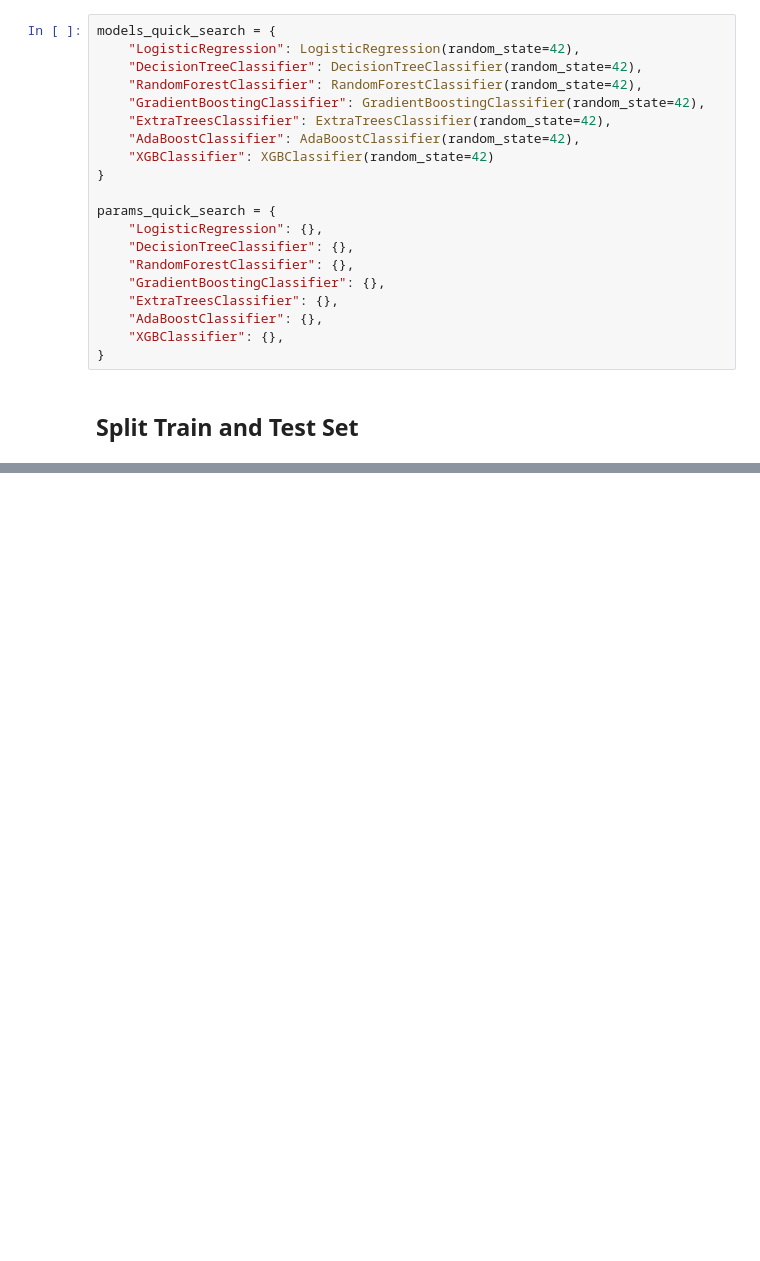
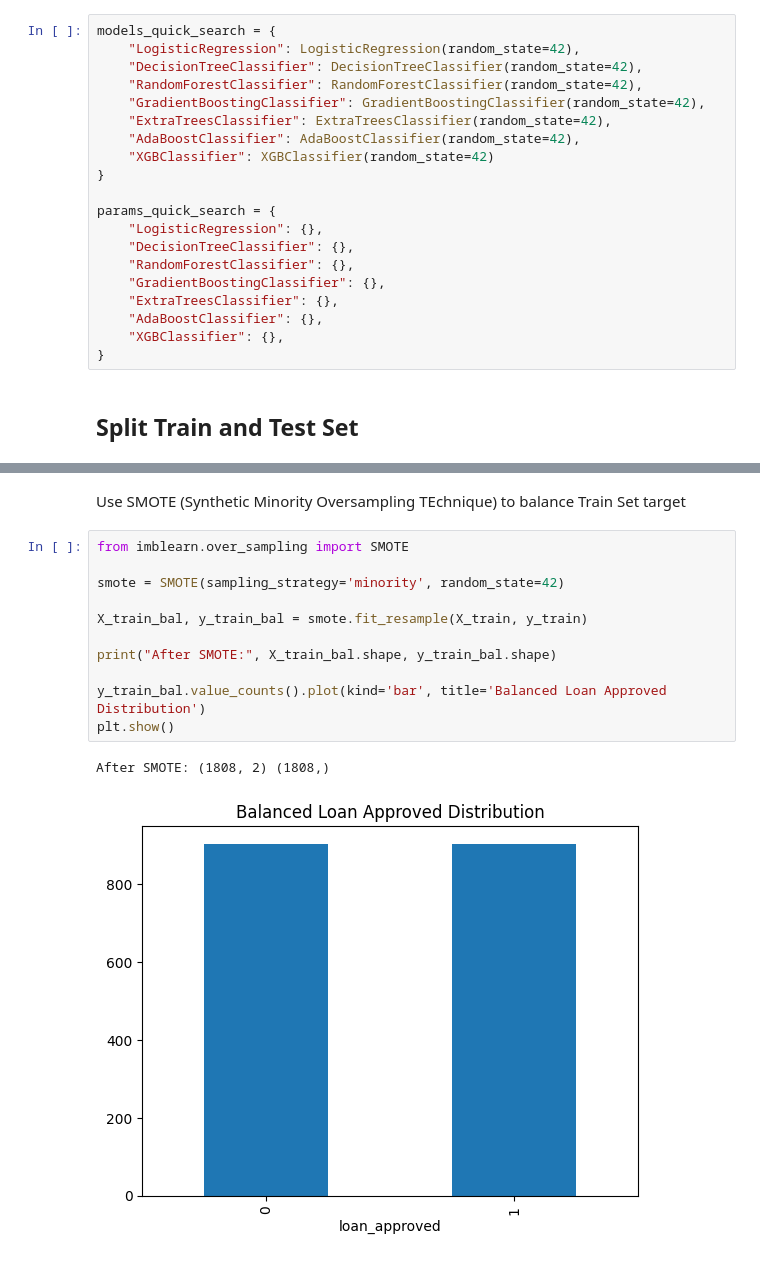
Before and after one commit to DavidRC-Projects/Approval_Predict, a Jupyter notebook: jupyter_notebooks/05 - Modeling and Evaluation.ipynb, the cells around one changed output, grey strips where cells are left out. Drawn from its saved outputs; the diff is of its cells as text; blank space fills up the shorter version.

```diff
--- a/jupyter_notebooks/05 - Modeling and Evaluation.ipynb
+++ b/jupyter_notebooks/05 - Modeling and Evaluation.ipynb
@@ -178,0 +213,16 @@ params_quick_search = {
+# %% [markdown]
+Use SMOTE (Synthetic Minority Oversampling TEchnique) to balance Train Set target
+# %%
+from imblearn.over_sampling import SMOTE
+
+smote = SMOTE(sampling_strategy='minority', random_state=42)
+
+X_train_bal, y_train_bal = smote.fit_resample(X_train, y_train)
+
+print("After SMOTE:", X_train_bal.shape, y_train_bal.shape)
+
+y_train_bal.value_counts().plot(kind='bar', title='Balanced Loan Approved Distribution')
+plt.show()
+# %% [output]
+After SMOTE: (1808, 2) (1808,)
+[figure, added]
```
Also changed, not shown: parts of 4 cells of this notebook.
